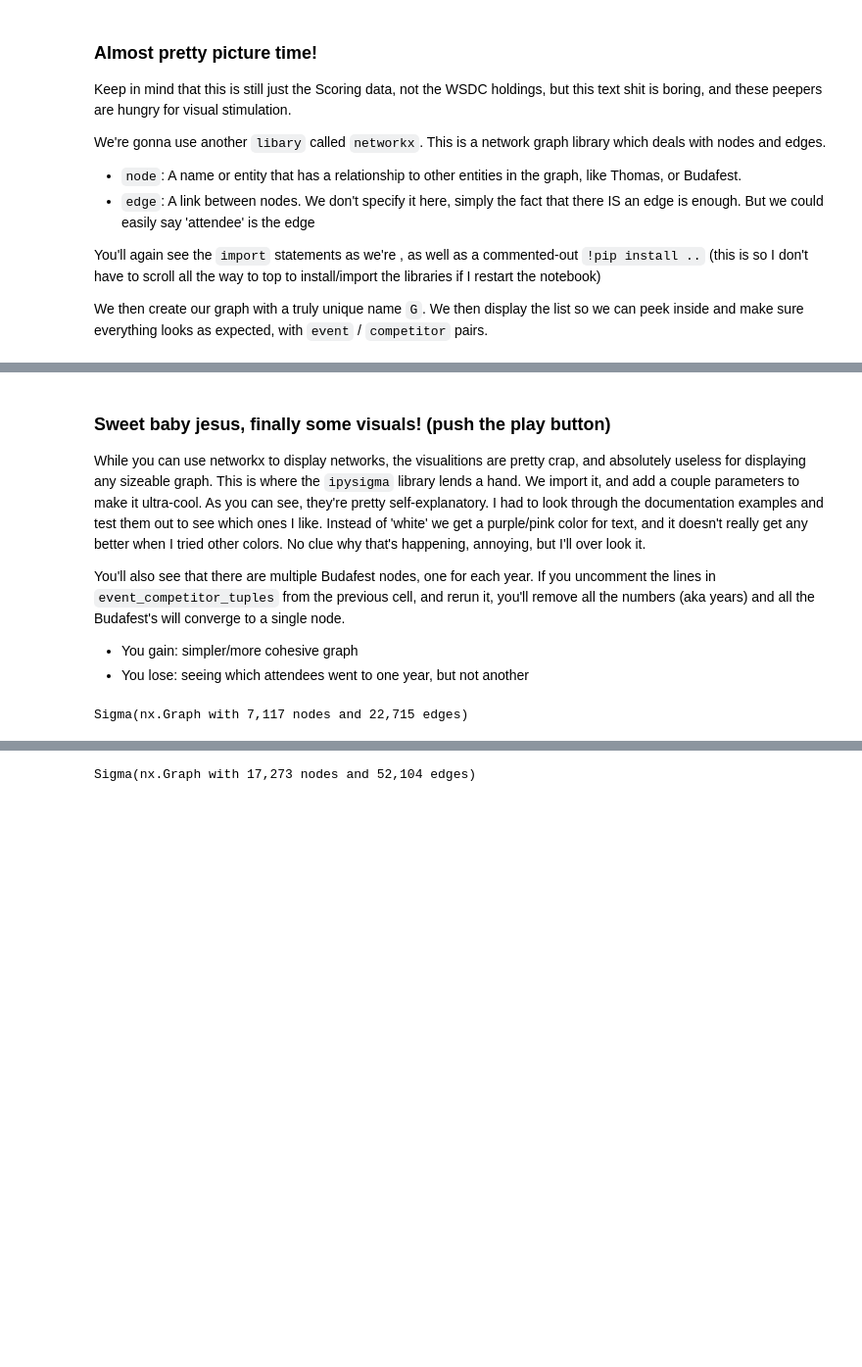
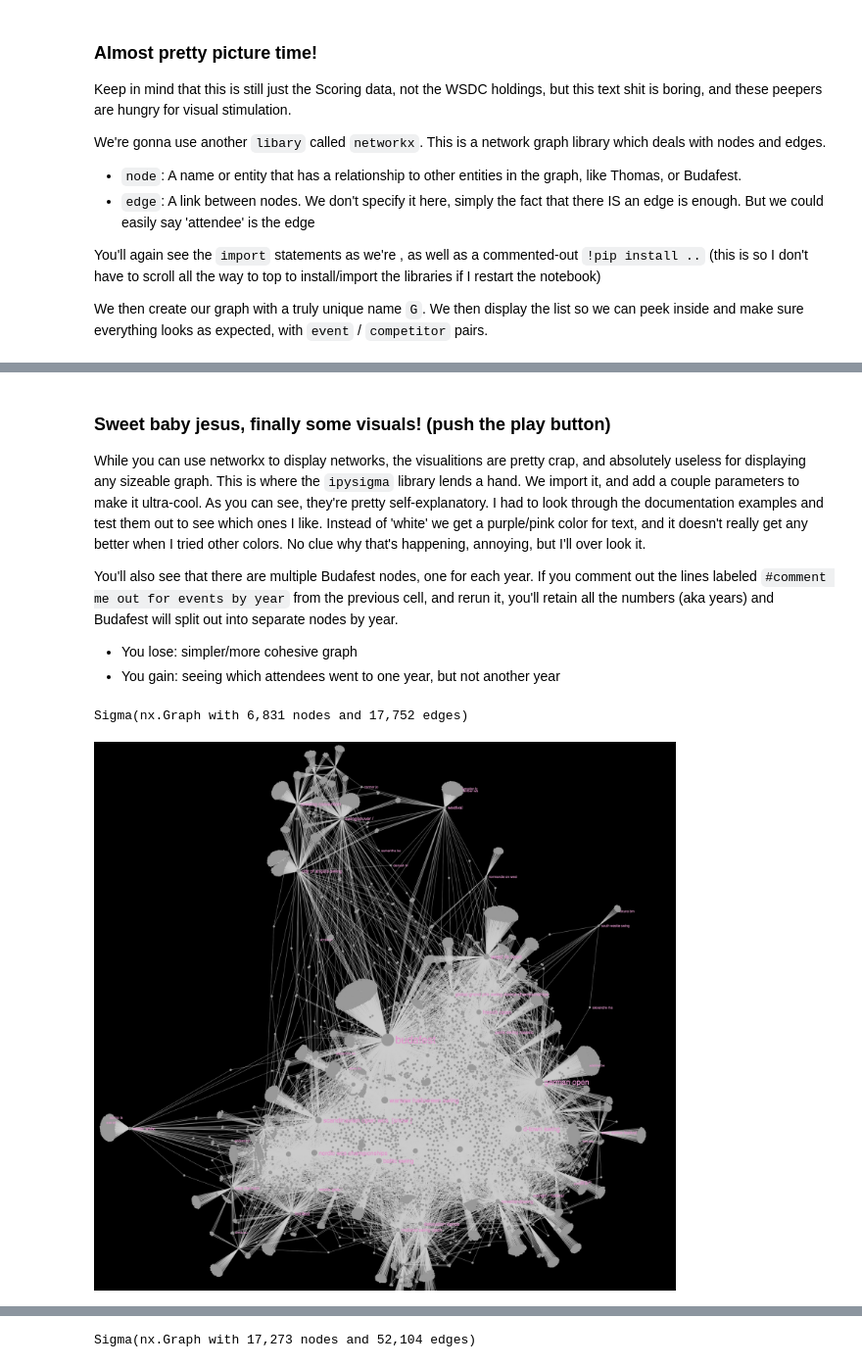
Before and after one commit to ThomasMAhern/WSDC_data_digging, a Jupyter notebook: WSDC_data_digging.ipynb, the cells around one changed output, grey strips where cells are left out. Shown at 98% size. Saved outputs shown, nothing was run; the diff lists cells and outputs as text; code cells hidden in the pictures; blank space fills up the shorter version.

```diff
--- a/WSDC_data_digging.ipynb
+++ b/WSDC_data_digging.ipynb
@@ -337,9 +334,9 @@ event_competitor_tuples
 ### Sweet baby jesus, finally some visuals! (push the play button)
 While you can use networkx to display networks, the visualitions are pretty crap, and absolutely useless for displaying any sizeable graph. This is where the `ipysigma` library lends a hand. We import it, and add a couple parameters to make it ultra-cool. As you can see, they're pretty self-explanatory. I had to look through the documentation examples and test them out to see which ones I like. Instead of 'white' we get a purple/pink color for text, and it doesn't really get any better when I tried other colors. No clue why that's happening, annoying, but I'll over look it.
 
-You'll also see that there are multiple Budafest nodes, one for each year. If you uncomment the lines in `event_competitor_tuples` from the previous cell, and rerun it, you'll remove all the numbers (aka years) and all the Budafest's will converge to a single node.
-- You gain: simpler/more cohesive graph
-- You lose: seeing which attendees went to one year, but not another
+You'll also see that there are multiple Budafest nodes, one for each year. If you comment out the lines labeled `#comment me out for events by year` from the previous cell, and rerun it, you'll retain all the numbers (aka years) and Budafest will split out into separate nodes by year.
+- You lose: simpler/more cohesive graph
+- You gain: seeing which attendees went to one year, but not another year
 # %%
 from ipysigma import Sigma
 
@@ -348,8 +345,15 @@ Sigma(G,
       node_label_size=G.degree,
       background_color='black',
       node_label_color='white',
+      height=800
       # default_edge_type="curve",
       # start_layout=30,
      )
 # %% [output]
-Sigma(nx.Graph with 7,117 nodes and 22,715 edges)
+Sigma(nx.Graph with 6,831 nodes and 17,752 edges)
+# %%
+##this is just because the notebook won't display the above graph on github
+from IPython.display import Image
+Image(filename='wsdc_node_graph.jpg')
+# %% [output]
+[figure, added]
```
Also changed, not shown: parts of 11 cells of this notebook.
